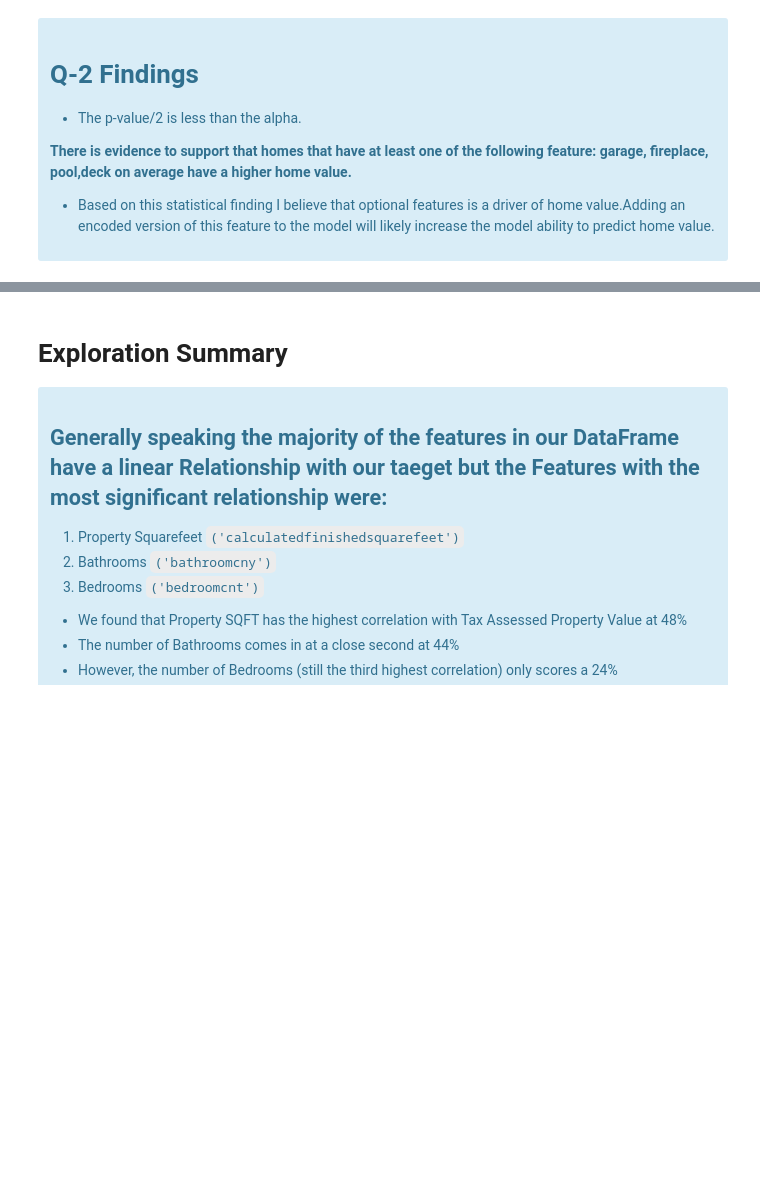
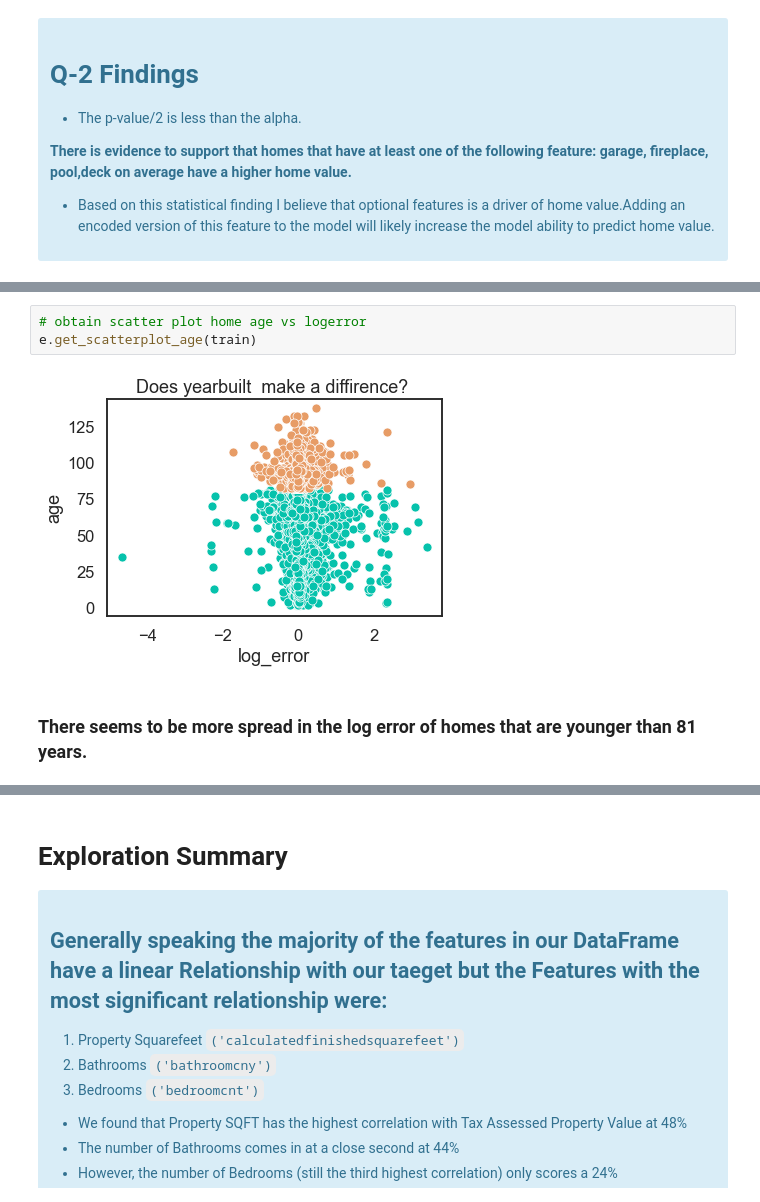
Before and after one commit to Codeup-Justin-Evans-Yvette-Ibarra/project_zillow_team, a Jupyter notebook: Final_Report_Zillow_Team_Project.ipynb, the cells around one changed output, grey strips where cells are left out. Cells and saved outputs as stored; diff of their text form; blank space fills up the shorter version.

```diff
--- a/Final_Report_Zillow_Team_Project.ipynb
+++ b/Final_Report_Zillow_Team_Project.ipynb
@@ -456,0 +454,7 @@ Reject the null hypothesis
+# %%
+# obtain scatter plot home age vs logerror
+e.get_scatterplot_age(train)
+# %% [output]
+[figure, added]
+# %% [markdown]
+### There seems to be more spread in the log error of homes that are younger than 81 years.
```
Also changed, not shown: parts of 24 cells of this notebook, 1 other file.
